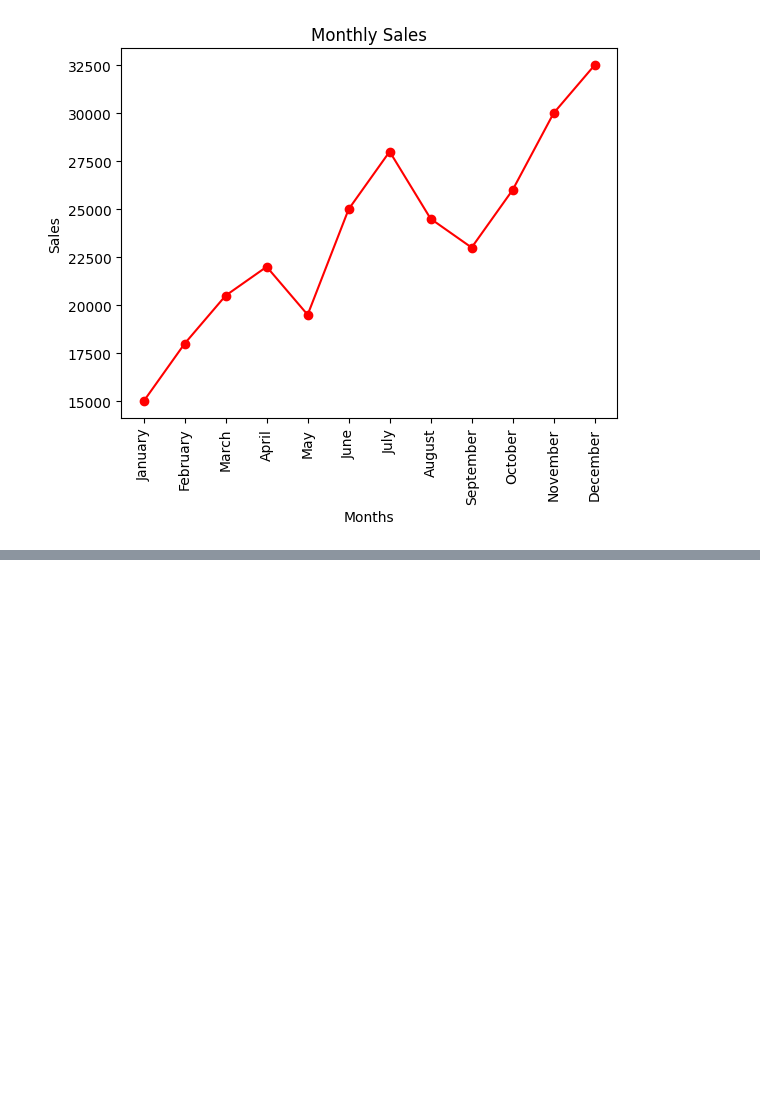
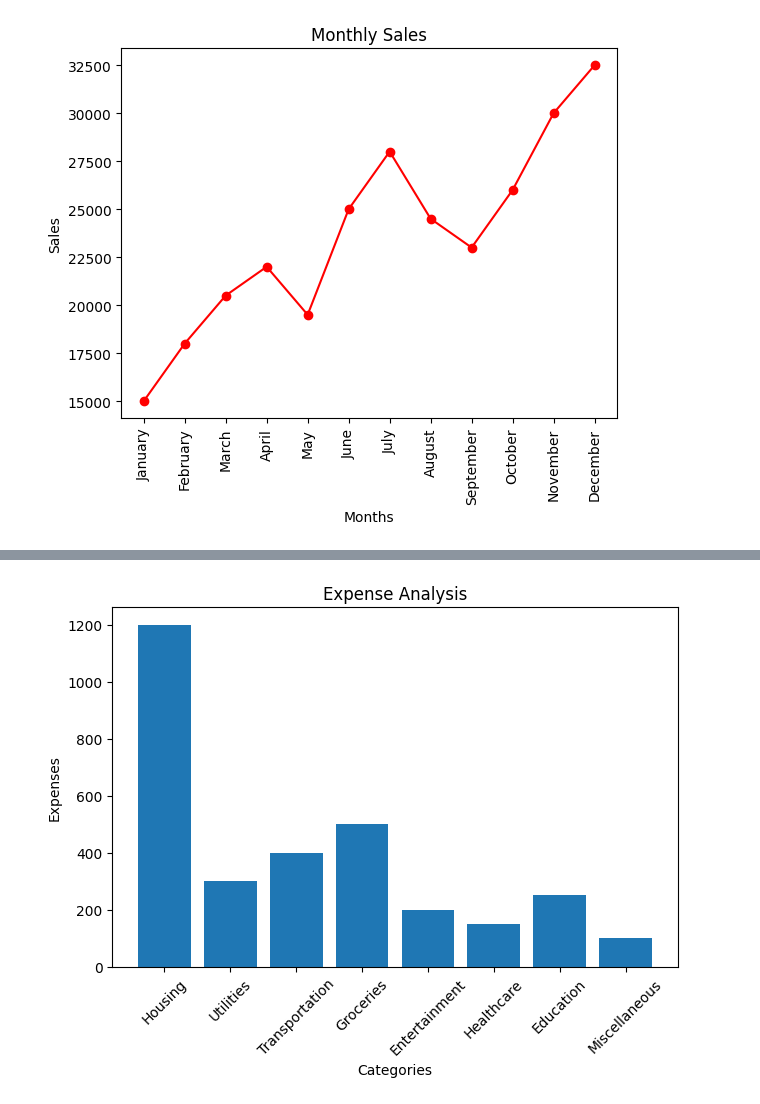
Before and after one commit to s4bih/a, a Jupyter notebook: data_visualisation.ipynb, the cells around one changed output, grey strips where cells are left out. Cells and saved outputs as stored; diff of their text form; code cells hidden in the pictures; blank space fills up the shorter version.

```diff
--- a/data_visualisation.ipynb
+++ b/data_visualisation.ipynb
@@ -82,0 +94,15 @@ plt.show()
+# %%
+categories = ['Housing', 'Utilities', 'Transportation', 'Groceries', 'Entertainment', 'Healthcare', 'Education', 'Miscellaneous']
+
+expenses = [1200, 300, 400, 500, 200, 150, 250, 100]
+# %%
+plt.bar(categories,expenses)
+plt.xticks(rotation=45)
+plt.tight_layout()
+plt.xlabel('Categories')
+plt.ylabel('Expenses')
+plt.title('Expense Analysis')
+
+plt.show()
+# %% [output]
+[figure, added]
```
Also changed, not shown: parts of 4 cells of this notebook.
